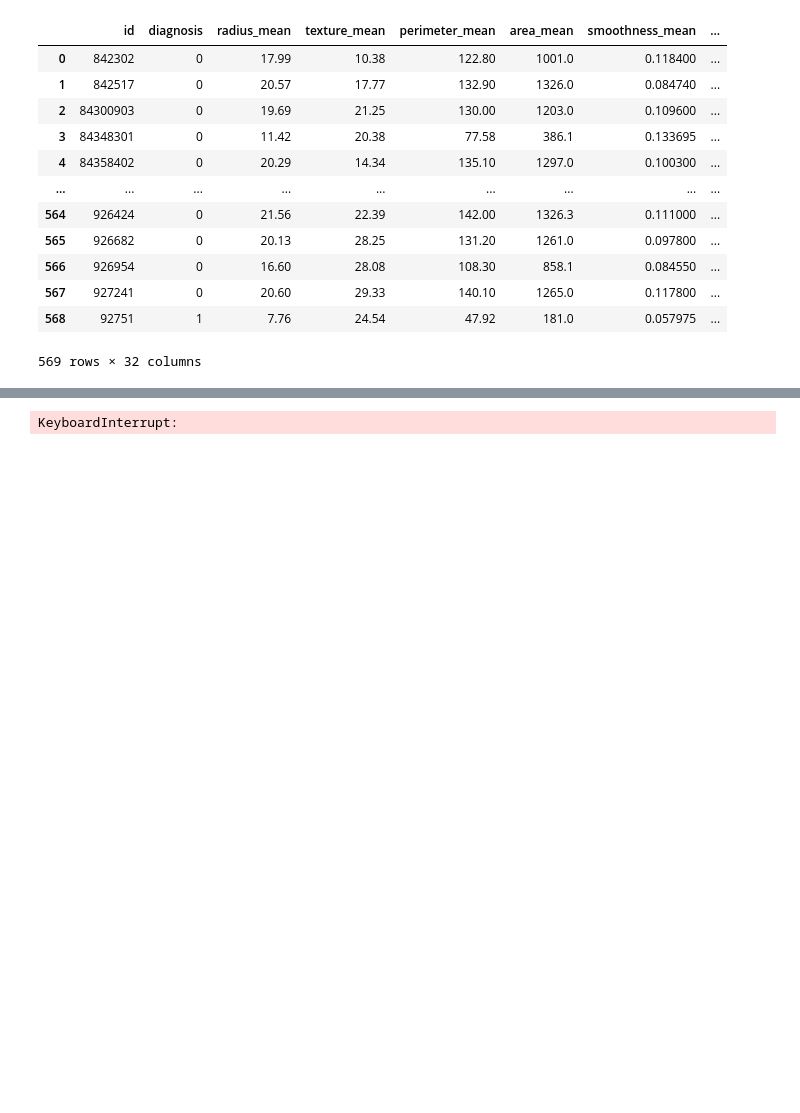
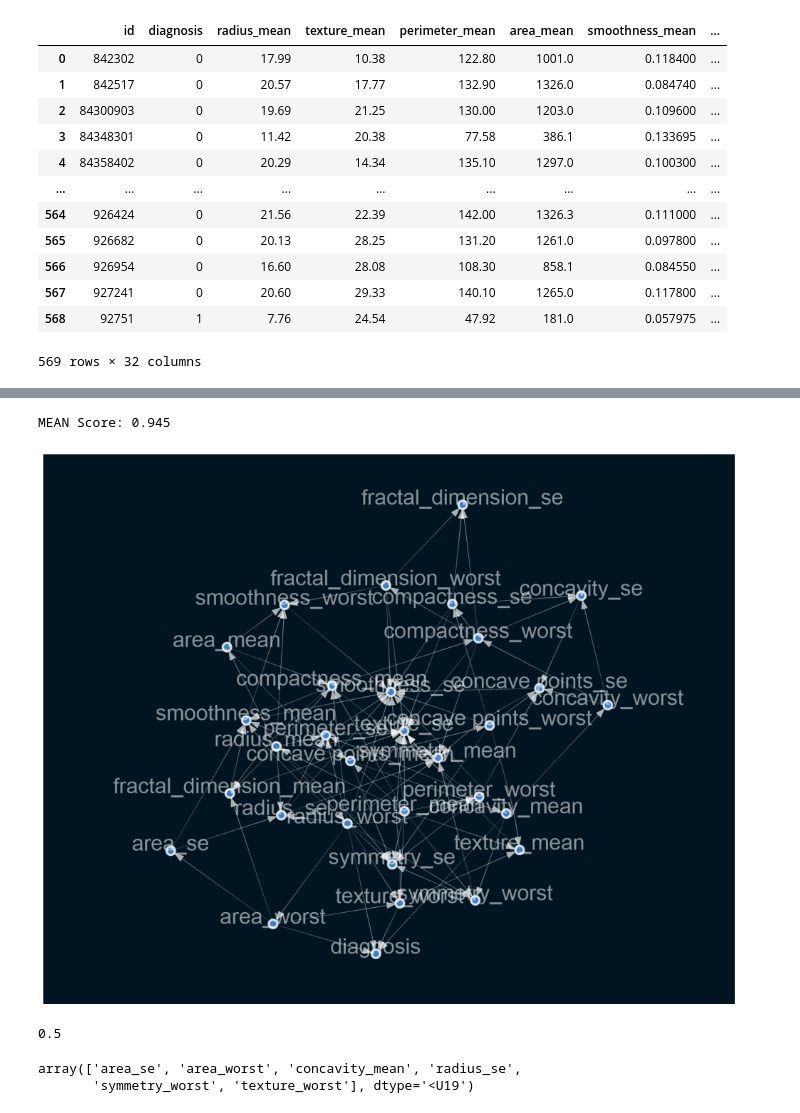
Before and after one commit to nahomfix/causal-inference, a Jupyter notebook: notebooks/causal_inference.ipynb, the cells around one changed output, grey strips where cells are left out. Drawn from its saved outputs; the diff is of its cells as text; code cells hidden in the pictures; blank space fills up the shorter version.

```diff
--- a/notebooks/causal_inference.ipynb
+++ b/notebooks/causal_inference.ipynb
@@ -165,18 +168,48 @@ df_5
+# %%
+# 40 percent of the training data
+
+X_train_40 = X_train.sample(frac=0.4)
+y_train_40 = y.iloc[X_train_40.index.tolist()]
+# %%
+scores = cross_val_score(clf, X_train_40, y_train_40, cv=KFold(shuffle=True, random_state=42))
+print(f'MEAN Score: {np.mean(scores).mean():.3f}')
+
+clf.fit(X_train_40, y_train_40)
+
+clf.plot_dag(True)
+
+# storing all important features and their values as the ground truth
+all_important_features_40 = clf.get_edges_to_node("diagnosis").sort_values(ascending=False).index.tolist()
+all_features_ground_truth_40 = clf.get_edges_to_node("diagnosis").sort_values(ascending=False).values.tolist()
+
+# selecting 9 important features from the graph
+features_40_9 = clf.get_edges_to_node("diagnosis").sort_values(ascending=False).index.tolist()[:9]
+ground_truth_40_9 = clf.get_edges_to_node("diagnosis").sort_values(ascending=False).values.tolist()[:9]
+# %% [output]
+MEAN Score: 0.945
+[figure, added]
+# %%
+jaccard_similarity_index(features_9, features_40_9)
+# %% [output]
+0.5
 # %%
-from causalnex.structure.notears import from_pandas
-from causalnex.network import BayesianNetwork
-import networkx as nx
-from IPython.display import Image
-from causalnex.plots import plot_structure, NODE_STYLE, EDGE_STYLE
+# from causalnex.structure.notears import from_pandas
+# from causalnex.network import BayesianNetwork
+# import networkx as nx
+# from IPython.display import Image
+# from causalnex.plots import plot_structure, NODE_STYLE, EDGE_STYLE
 
 
-sm = from_pandas(df_5.iloc[:, 1:], tabu_parent_nodes=["diagnosis"])
-plot = plot_structure(sm, graph_attributes={"scale": "0.5"},
-    all_node_attributes=NODE_STYLE.WEAK,
-    all_edge_attributes=EDGE_STYLE.WEAK)
-Image(plot.draw(format='png'))
+# sm = from_pandas(df_5.iloc[:, 1:], tabu_parent_nodes=["diagnosis"])
+# plot = plot_structure(sm, graph_attributes={"scale": "0.5"},
+#     all_node_attributes=NODE_STYLE.WEAK,
+#     all_edge_attributes=EDGE_STYLE.WEAK)
+# Image(plot.draw(format='png'))
 # fig = plt.figure(figsize=(20, 10))  # set figsize
 # nx.draw_networkx(sm)
 # plot.draw("plot.png")
-# %% [output]
-KeyboardInterrupt:
+# %%
+np.intersect1d(features_9, features_20_9, features_40_9)
+# %% [output]
+array(['area_se', 'area_worst', 'concavity_mean', 'radius_se',
+       'symmetry_worst', 'texture_worst'], dtype='<U19')
```
Also changed, not shown: parts of 27 cells of this notebook, 31 other files.
